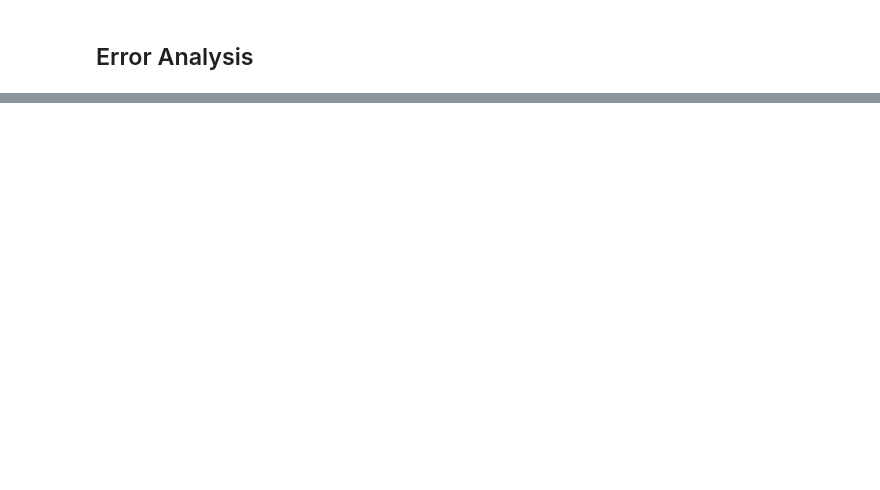
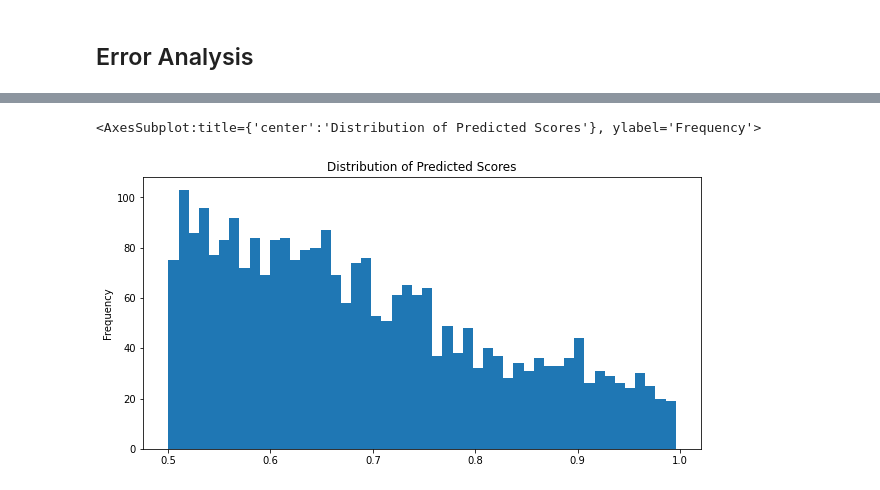
Before and after one commit to fastforwardlabs/text-style-transfer, a Jupyter notebook: notebooks/WNC_full_style_classifier_evaluation.ipynb, the cells around one changed output, grey strips where cells are left out. Cells and saved outputs as stored; diff of their text form; code cells hidden in the pictures; blank space fills up the shorter version.

```diff
--- a/notebooks/WNC_full_style_classifier_evaluation.ipynb
+++ b/notebooks/WNC_full_style_classifier_evaluation.ipynb
@@ -61,0 +107,9 @@ sce.metric_df.pred_score.plot(
+# %%
+sce.metric_df[
+    (sce.metric_df.true_label == 0) & (sce.metric_df.pred_label == 1)
+].sort_values(by="pred_score", ascending=False).pred_score.plot(
+    kind="hist", bins=50, title="Distribution of Predicted Scores", figsize=(10, 5)
+)
+# %% [output]
+<AxesSubplot:title={'center':'Distribution of Predicted Scores'}, ylabel='Frequency'>
+[figure, added]
```
Also changed, not shown: parts of 22 cells of this notebook, 9 other files.
